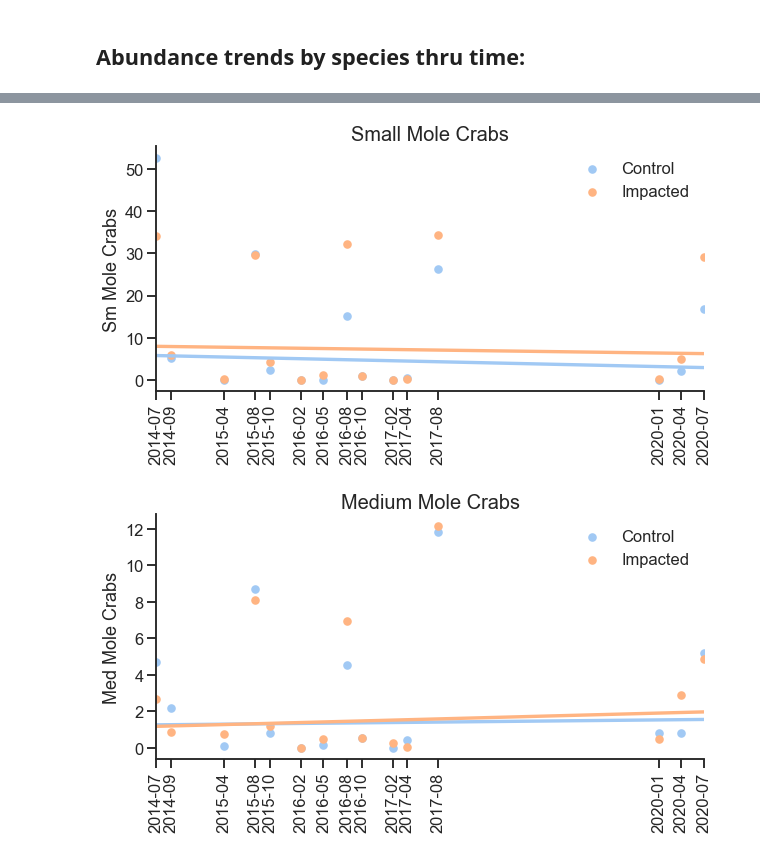
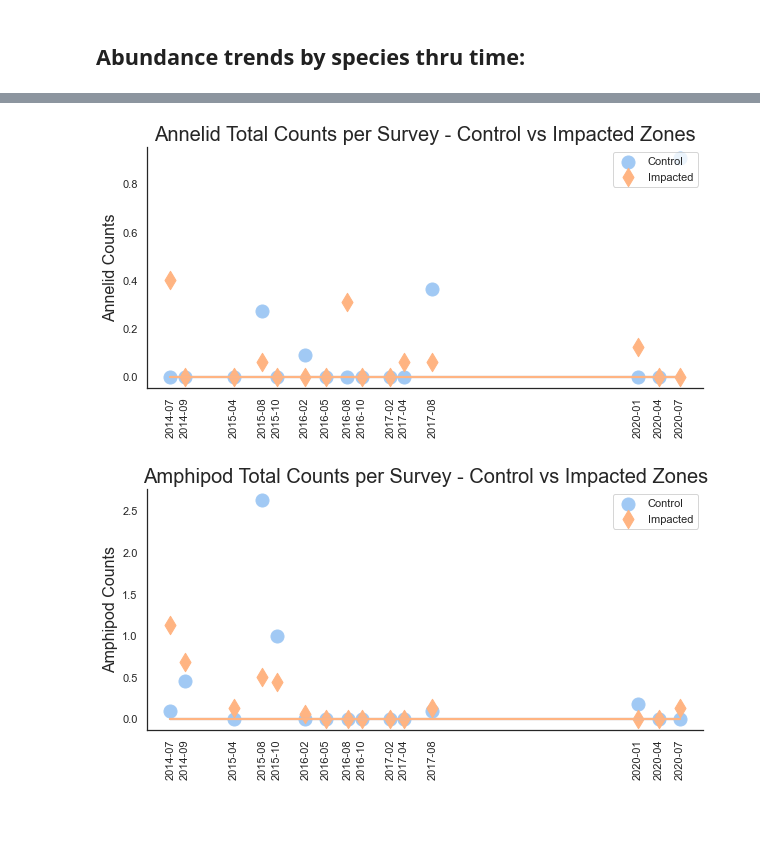
Before and after one commit to pjparis/USCRP_Nourishment_Study, a Jupyter notebook: notebooks/Anal2020_NB01_Bio_Counts.ipynb, the cells around one changed output, grey strips where cells are left out. Cells and saved outputs as stored; diff of their text form; code cells hidden in the pictures; blank space fills up the shorter version.

```diff
--- a/notebooks/Anal2020_NB01_Bio_Counts.ipynb
+++ b/notebooks/Anal2020_NB01_Bio_Counts.ipynb
@@ -207,0 +215,21 @@ df.quantile([.0, .25, .5, .75, .8, .9, .95, 1])
+# %%
+# MORE CDFs:
+
+fig0A = plt.figure(figsize=((16,10)))
+#axs = fig0A.subplots(nrows=3,ncols=2)
+
+sns.set_style("whitegrid")
+sns.kdeplot(df['Ghost Crabs'], cumulative=True, cut=0, lw=5, label='Ghost Crabs')
+sns.kdeplot(df['Sm Mole Crabs'], cumulative=True, cut=0, lw=5, label='Sm Mole Crabs')
+sns.kdeplot(df['Med Mole Crabs'], cumulative=True, cut=0, lw=5, label='Med Mole Crabs')
+sns.kdeplot(df['Lg Mole Crabs'], cumulative=True, cut=0, lw=5, label='Lg Mole Crabs')
+sns.kdeplot(df['Coquina Clams'], cumulative=True, cut=0, lw=5, label='Coquina Clams')
+sns.kdeplot(df['Annelids'], cumulative=True, cut=0, lw=5, label='Annelids$^1$')
+sns.kdeplot(df['Amphipods'], cumulative=True, cut=0, lw=5, label='Amphipods$^1$')
+
+plt.xlabel('Counts', fontsize=21)
+plt.ylabel('Cumulative Frequency',fontsize=21)
+plt.suptitle('CDFs', fontsize=24)
+plt.text(70,0.055,'$^1$Insufficient data to generate CDF', fontsize=15)
+plt.legend(frameon=False)
+plt.tight_layout();
@@ -454,7 +484,8 @@ plt.tight_layout();
 
 fig9 = plt.figure(figsize=(14,7))
 ax00 = fig9.add_subplot(1,1,1)
-sns.set(style="ticks", palette="pastel")
+sns.set_style("white")
+#sns.set(style="ticks", palette="pastel")
 
 sns.boxplot(x='Survey', y='Ghost Crabs', hue='Group', data=df, ax=ax00, showfliers=False)
 sns.despine(offset=10, trim=True)
@@ -467,5 +498,6 @@ plt.ylabel('Ghost Crabs', fontsize=21)
 plt.title('Ghost Crab Counts - Control vs Impact Sites (2014 - 2020)', fontsize=21)
 
 plt.legend(frameon=False)
+plt.tight_layout()
 plt.savefig(plot_path+'BOXPLOTS Ghost Crabs.png');
 # %% [output]
@@ -819,24 +946,30 @@ plt.savefig(plot_path+'TRENDS_Ghost_Crabs.png');
 # %%
-sns.lmplot(x='DateJ', y='Sm Mole Crabs', hue='Group', data=df, ci=None, x_estimator=np.mean,
-           robust=True, legend=False, height=5, aspect=1.75)    #col_wrap=3
+sns.lmplot(x='DateJ', y='Annelids', hue='Group', data=df, ci=None, x_estimator=np.mean,
+           robust=True, legend=False, height=5, aspect=1.8, markers=['o','d'], scatter_kws={'s':170.0})    #col_wrap=3
+
+plt.xlim((df['DateJ'].min())-100,(df['DateJ'].max())+100)  # pull the data points away from the edges of the plot
 
 plt.xticks(xtics, xticlbls, rotation=90)
 plt.xlabel('')
-plt.title('Small Mole Crabs', fontsize=20)
-plt.legend(loc='upper right', frameon=False)
-plt.tight_layout()
-plt.savefig(plot_path+'TRENDS_Small_Mole_Crabs.png');
+plt.ylabel('Annelid Counts', fontsize=16)
+plt.title('Annelid Total Counts per Survey - Control vs Impacted Zones', fontsize=20)
+plt.legend(loc='upper right', frameon=True)
+plt.tight_layout(pad=2)
+plt.savefig(plot_path+'TRENDS_Annelids.png');
 # %% [output]
-[figure, old version]
+[figure, new version]
 # %%
-sns.lmplot(x='DateJ', y='Med Mole Crabs', hue='Group', data=df, ci=None, x_estimator=np.mean,
-           robust=True, legend=False, height=5, aspect=1.75)    #col_wrap=3
+sns.lmplot(x='DateJ', y='Amphipods', hue='Group', data=df, ci=None, x_estimator=np.mean,
+           robust=True, legend=False, height=5, aspect=1.8, markers=['o','d'], scatter_kws={'s':170.0})    #col_wrap=3
+
+plt.xlim((df['DateJ'].min())-100,(df['DateJ'].max())+100)  # pull the data points away from the edges of the plot
 
 plt.xticks(xtics, xticlbls, rotation=90)
 plt.xlabel('')
-plt.title('Medium Mole Crabs', fontsize=20)
-plt.legend(loc='upper right', frameon=False)
-plt.tight_layout()
-plt.savefig(plot_path+'TRENDS_Medium_Mole_Crabs.png');
+plt.ylabel('Amphipod Counts', fontsize=16)
+plt.title('Amphipod Total Counts per Survey - Control vs Impacted Zones', fontsize=20)
+plt.legend(loc='upper right', frameon=True)
+plt.tight_layout(pad=2)
+plt.savefig(plot_path+'TRENDS_Amphipods.png');
 # %% [output]
-[figure, old version]
+[figure, new version]
```
Also changed, not shown: parts of 21 cells of this notebook, 3 other files.
